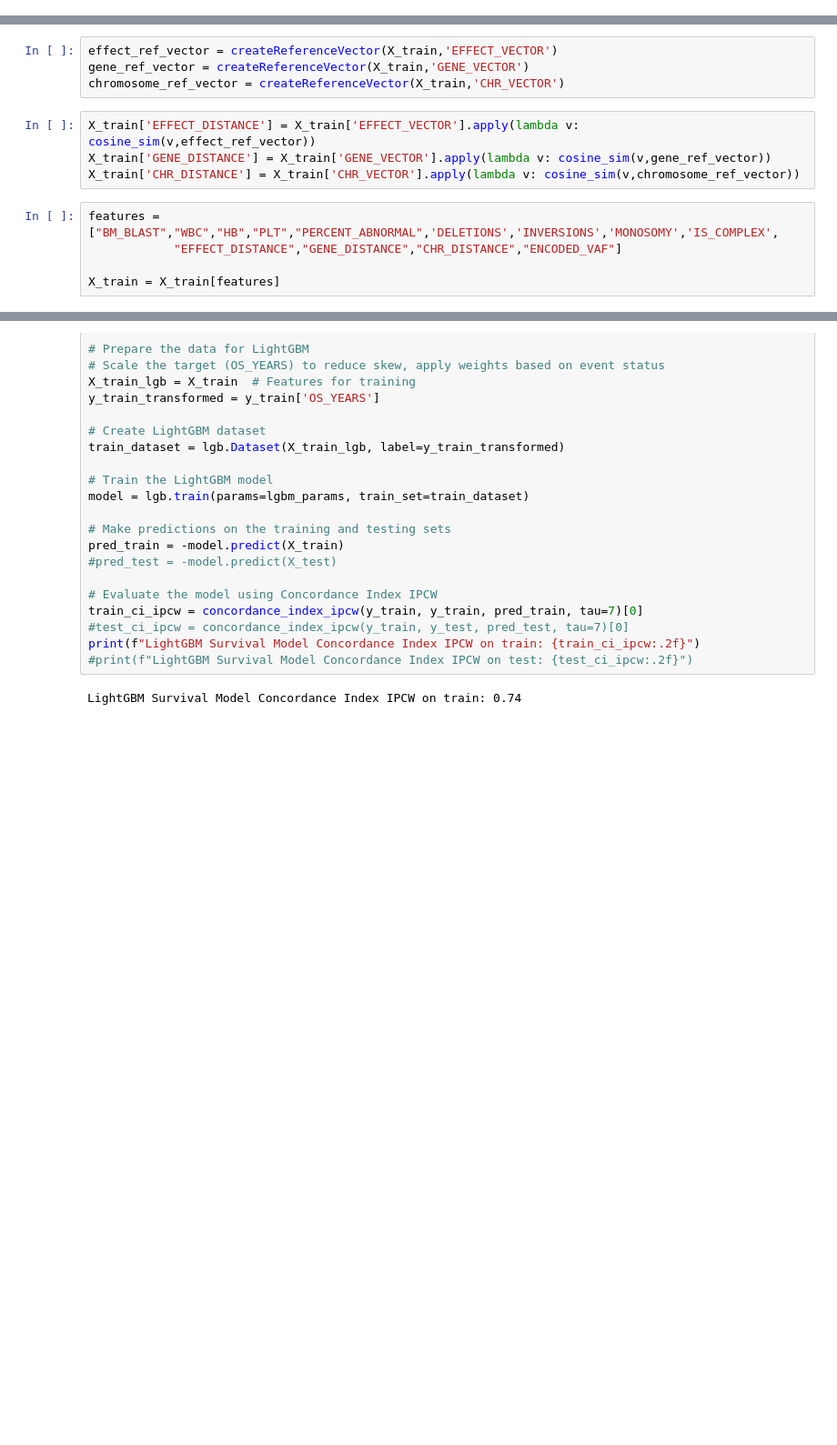
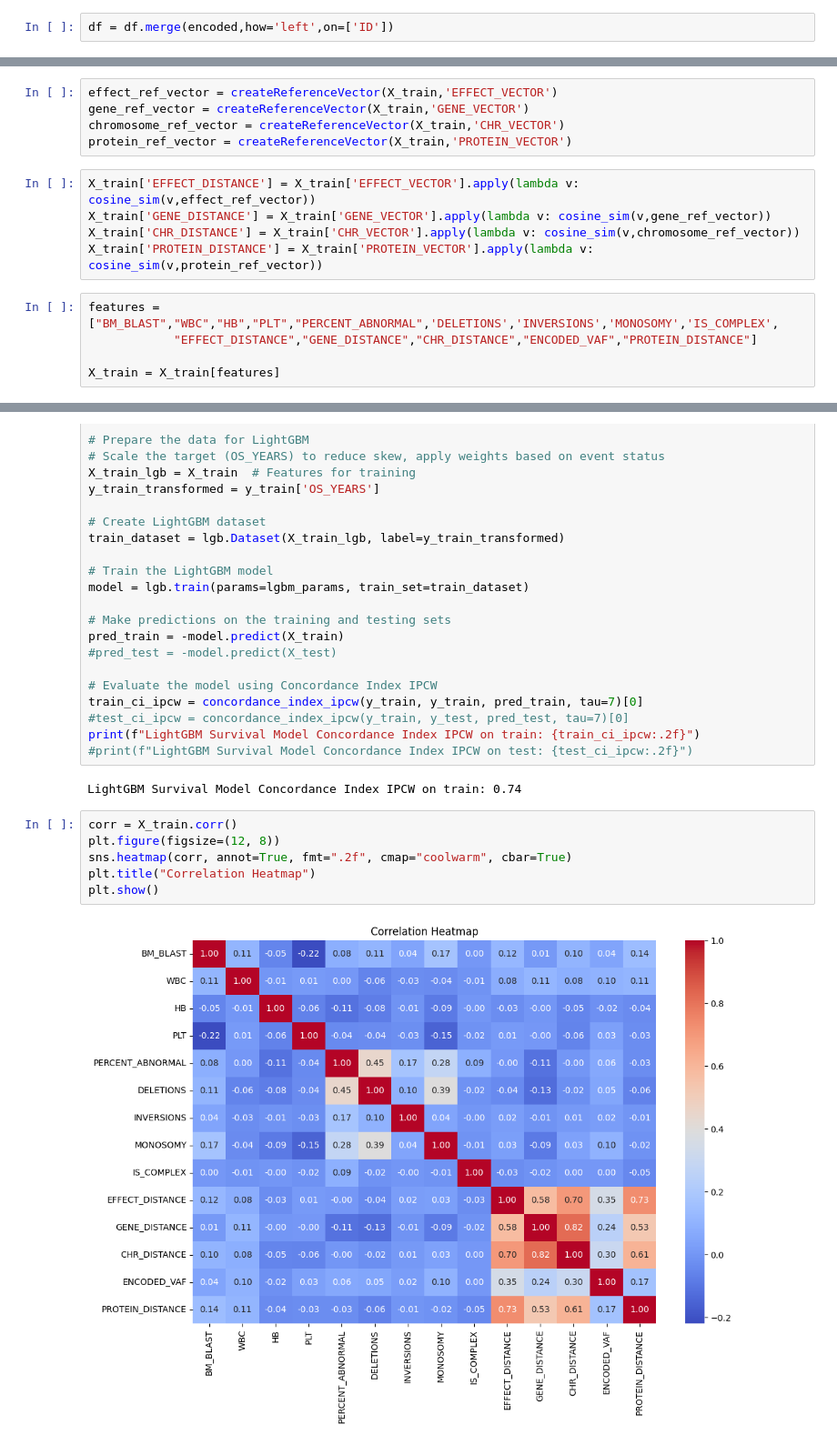
Before and after one commit to varoon1618/qrt-challenge, a Jupyter notebook: Attempt5.ipynb, the cells around one changed output, grey strips where cells are left out. Shown at 91% size. Saved outputs shown, nothing was run; the diff lists cells and outputs as text; blank space fills up the shorter version.

Commit message:
completed encoding protein change - too correlated

```diff
--- a/Attempt5.ipynb
+++ b/Attempt5.ipynb
@@ -208,3 +204,5 @@ temp1.head()
+# %%
+df = df.merge(encoded,how='left',on=['ID'])
 # %%
 '''
 Method to create a one hot encoded vector for encoding categorical variables
@@ -288,13 +286,15 @@ def cosine_sim(effect,reference):
 effect_ref_vector = createReferenceVector(X_train,'EFFECT_VECTOR')
 gene_ref_vector = createReferenceVector(X_train,'GENE_VECTOR')
 chromosome_ref_vector = createReferenceVector(X_train,'CHR_VECTOR')
+protein_ref_vector = createReferenceVector(X_train,'PROTEIN_VECTOR')
 # %%
 X_train['EFFECT_DISTANCE'] = X_train['EFFECT_VECTOR'].apply(lambda v: cosine_sim(v,effect_ref_vector))
 X_train['GENE_DISTANCE'] = X_train['GENE_VECTOR'].apply(lambda v: cosine_sim(v,gene_ref_vector))
 X_train['CHR_DISTANCE'] = X_train['CHR_VECTOR'].apply(lambda v: cosine_sim(v,chromosome_ref_vector))
+X_train['PROTEIN_DISTANCE'] = X_train['PROTEIN_VECTOR'].apply(lambda v: cosine_sim(v,protein_ref_vector))
 # %%
 features = ["BM_BLAST","WBC","HB","PLT","PERCENT_ABNORMAL",'DELETIONS','INVERSIONS','MONOSOMY','IS_COMPLEX',
-            "EFFECT_DISTANCE","GENE_DISTANCE","CHR_DISTANCE","ENCODED_VAF"]
+            "EFFECT_DISTANCE","GENE_DISTANCE","CHR_DISTANCE","ENCODED_VAF","PROTEIN_DISTANCE"]
 
 X_train = X_train[features]
 # %%
@@ -351,3 +351,11 @@ print(f"LightGBM Survival Model Concordance Index IPCW on train: {train_ci_ipcw:
 #print(f"LightGBM Survival Model Concordance Index IPCW on test: {test_ci_ipcw:.2f}")
 # %% [output]
 LightGBM Survival Model Concordance Index IPCW on train: 0.74
+# %%
+corr = X_train.corr()
+plt.figure(figsize=(12, 8))
+sns.heatmap(corr, annot=True, fmt=".2f", cmap="coolwarm", cbar=True)
+plt.title("Correlation Heatmap")
+plt.show()
+# %% [output]
+[figure, added]
```
Also changed, not shown: parts of 5 cells of this notebook.
